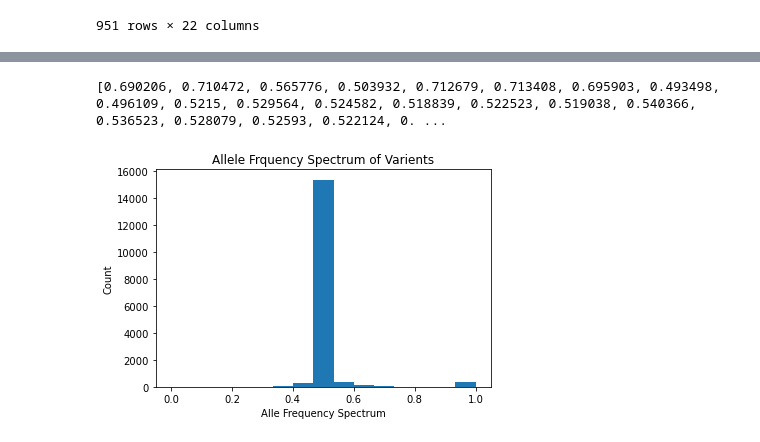
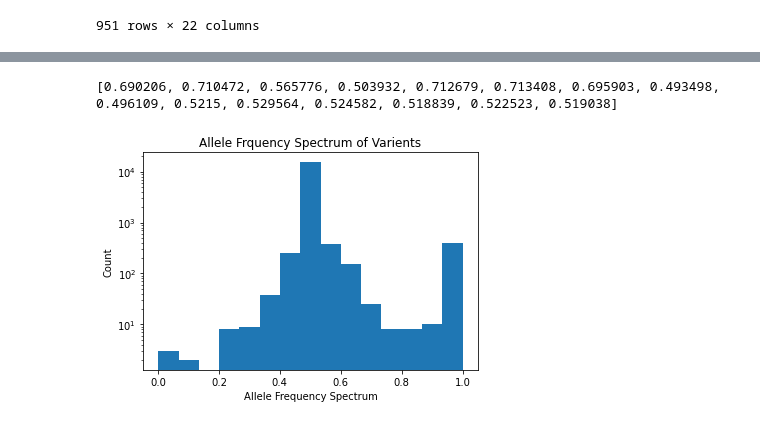
Before and after one commit to vmorri12/qbb2020-answers, a Jupyter notebook: quantbio/week3/week3-homework.ipynb, the cells around one changed output, grey strips where cells are left out. Cells and saved outputs as stored; diff of their text form; code cells hidden in the pictures.

```diff
--- a/quantbio/week3/week3-homework.ipynb
+++ b/quantbio/week3/week3-homework.ipynb
@@ -49,8 +72,8 @@ pca
 # %%
-vcf = open('/Users/cmdb/qbb2020-answers/quantbio/week3/_new_num_chr.vcf', 'r')
+file = open('/Users/cmdb/qbb2020-answers/quantbio/week3/_new_num_chr.vcf', 'r')
 AF_list = []
 count = 0
-for line in vcf:
+for line in file:
     if line.startswith('#'):
         continue
     fields = line.strip('\r\n').split('\t')
@@ -58,19 +81,20 @@ for line in vcf:
     AF_temp2= AF_temp[3:].split(',')
     for val in AF_temp2:
         AF_list.append(float(val))
-print(AF_list)
+print(AF_list[0:15])
 vcf.close()
 # %% [output]
-[0.690206, 0.710472, 0.565776, 0.503932, 0.712679, 0.713408, 0.695903, 0.493498, 0.496109, 0.5215, 0.529564, 0.524582, 0.518839, 0.522523, 0.519038, 0.540366, 0.536523, 0.528079, 0.52593, 0.522124, 0. ...
+[0.690206, 0.710472, 0.565776, 0.503932, 0.712679, 0.713408, 0.695903, 0.493498, 0.496109, 0.5215, 0.529564, 0.524582, 0.518839, 0.522523, 0.519038]
 # %%
 fig, ax = plt.subplots()
 ax.hist(AF_list, bins = 15)
 ax.set_title('Allele Frquency Spectrum of Varients')
-ax.set_xlabel('Alle Frequency Spectrum')
+ax.set_xlabel('Allele Frequency Spectrum')
+ax.set_yscale('log')
 ax.set_ylabel('Count')
 plt.show()
 # %% [output]
-[figure, old version]
+[figure, new version]
 # %%
 #this just got rid of all the underscores in the file, which i need to fix because it causes problems later on
 #%%bash
```
Also changed, not shown: parts of 9 cells of this notebook.
